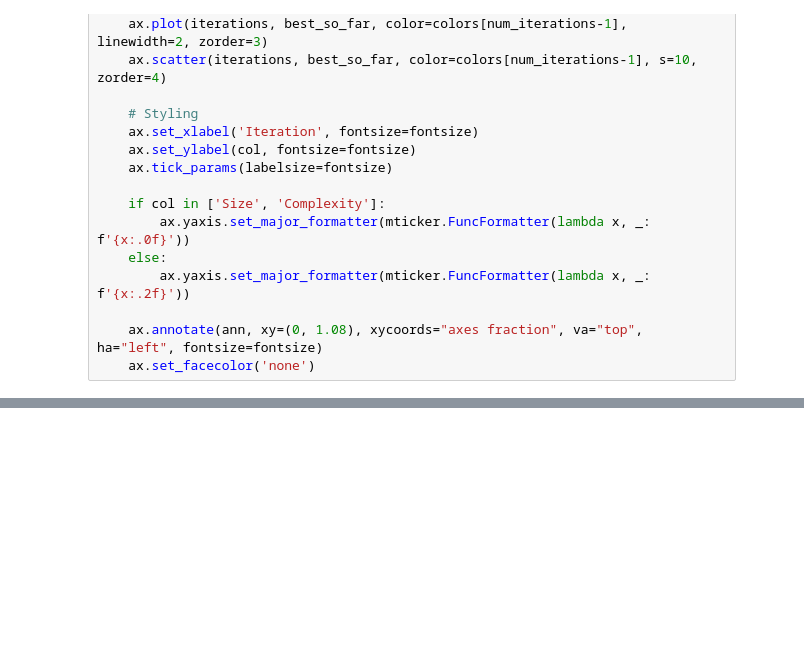
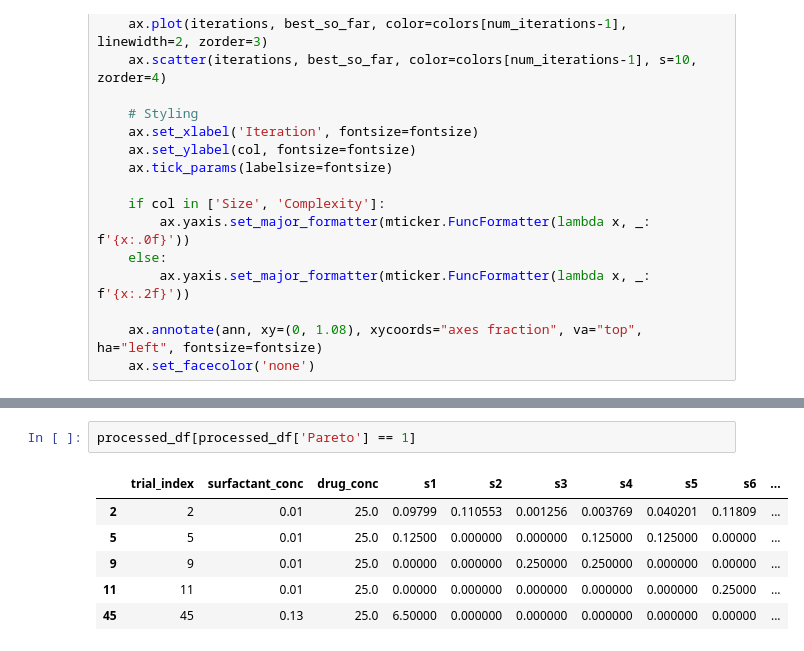
Before and after one commit to zeqingbaosdl5/drug-surfactant, a Jupyter notebook: experiments/data_analysis.ipynb, the cells around one changed output, grey strips where cells are left out. Saved outputs shown, nothing was run; the diff lists cells and outputs as text; blank space fills up the shorter version.

```diff
--- a/experiments/data_analysis.ipynb
+++ b/experiments/data_analysis.ipynb
@@ -522,0 +615,9 @@ Passing `palette` without assigning `hue` is deprecated and will be removed in v
+# %%
+processed_df[processed_df['Pareto'] == 1]
+# %% [output]
+|  | trial_index | surfactant_conc | drug_conc | s1 | s2 | s3 | s4 | s5 | s6 | ... |
+| 2 | 2 | 0.01 | 25.0 | 0.09799 | 0.110553 | 0.001256 | 0.003769 | 0.040201 | 0.11809 | ... |
+| 5 | 5 | 0.01 | 25.0 | 0.12500 | 0.000000 | 0.000000 | 0.125000 | 0.125000 | 0.00000 | ... |
+| 9 | 9 | 0.01 | 25.0 | 0.00000 | 0.000000 | 0.250000 | 0.250000 | 0.000000 | 0.00000 | ... |
+| 11 | 11 | 0.01 | 25.0 | 0.00000 | 0.000000 | 0.000000 | 0.000000 | 0.000000 | 0.25000 | ... |
+| 45 | 45 | 0.13 | 25.0 | 6.50000 | 0.000000 | 0.000000 | 0.000000 | 0.000000 | 0.00000 | ... |
```
Also changed, not shown: parts of 9 cells of this notebook, 10 other files.
